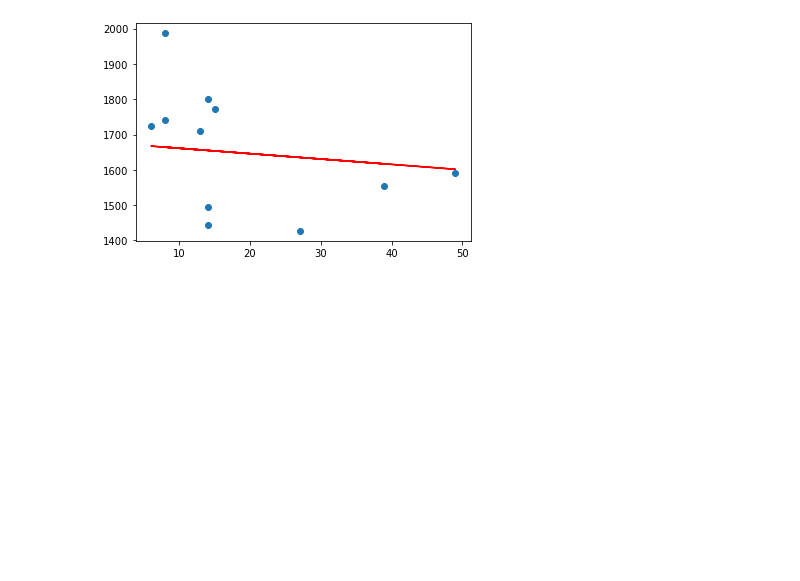
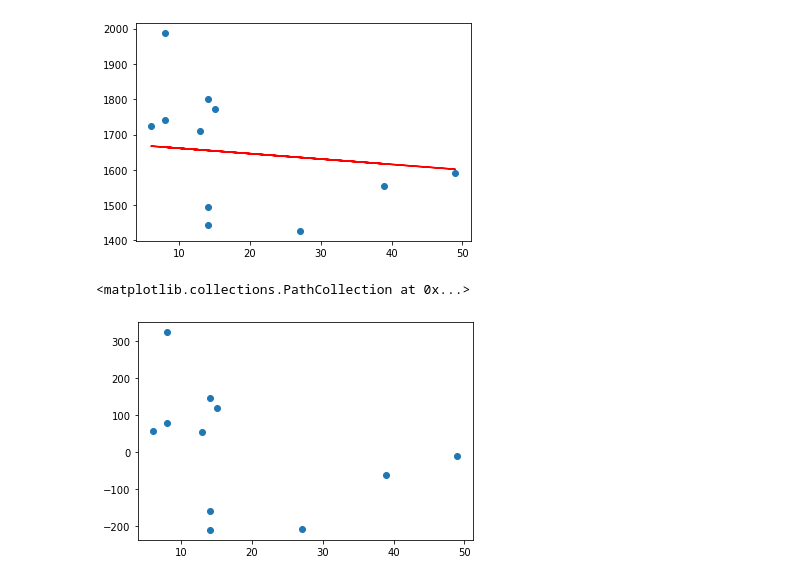
Before and after one commit to Rosdf/py-hw-18, a Jupyter notebook: hw-18.ipynb, the cells around one changed output. Cells and saved outputs as stored; diff of their text form; code cells hidden in the pictures; blank space fills up the shorter version.

```diff
--- a/hw-18.ipynb
+++ b/hw-18.ipynb
@@ -173,5 +183,10 @@ plt.plot(Xn_test, yn_pred, c='r')
 # %% [output]
 [<matplotlib.lines.Line2D at 0x...>]
 [figure]
+# %%
+plt.scatter(Xn_test, yn_test - yn_pred)
+# %% [output]
+<matplotlib.collections.PathCollection at 0x...>
+[figure, added]
 # %%
 #на севере и юге по отдельности анализ хуже. Это связанно с малой выборкой
```
Also changed, not shown: parts of 2 cells of this notebook.
